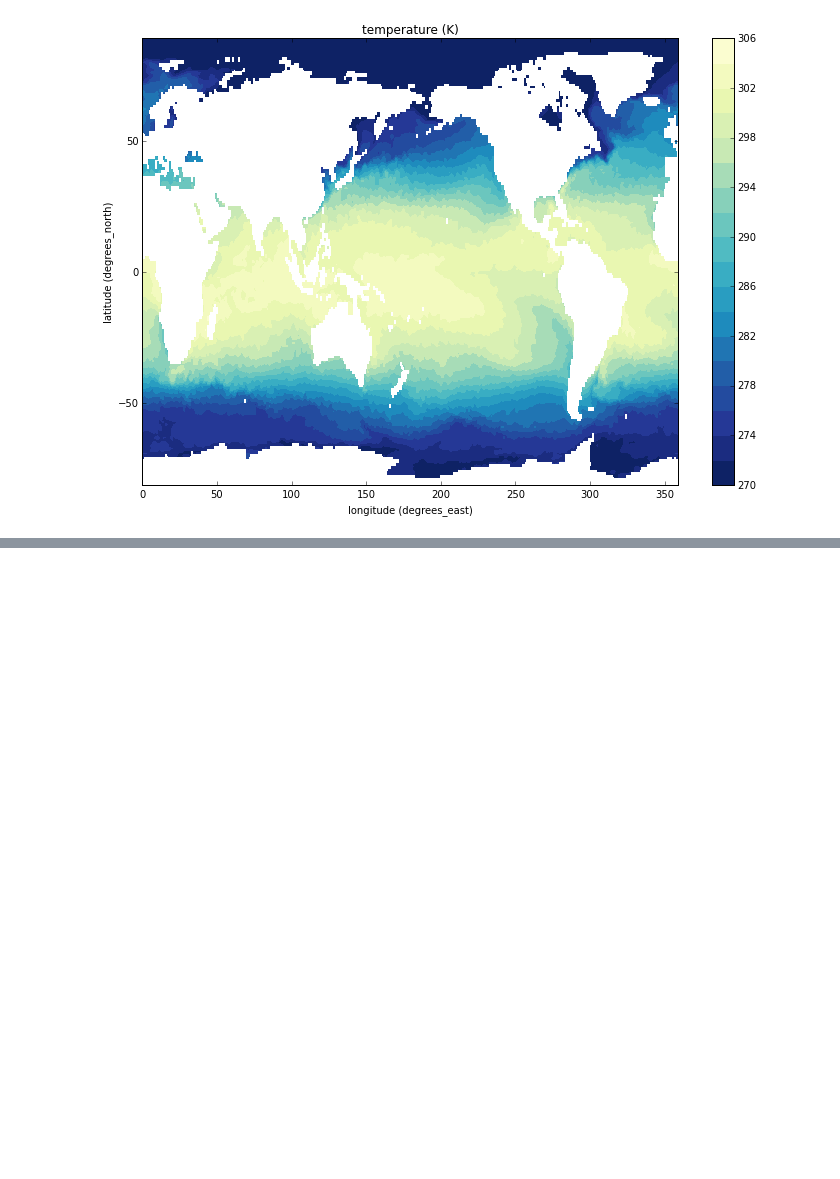
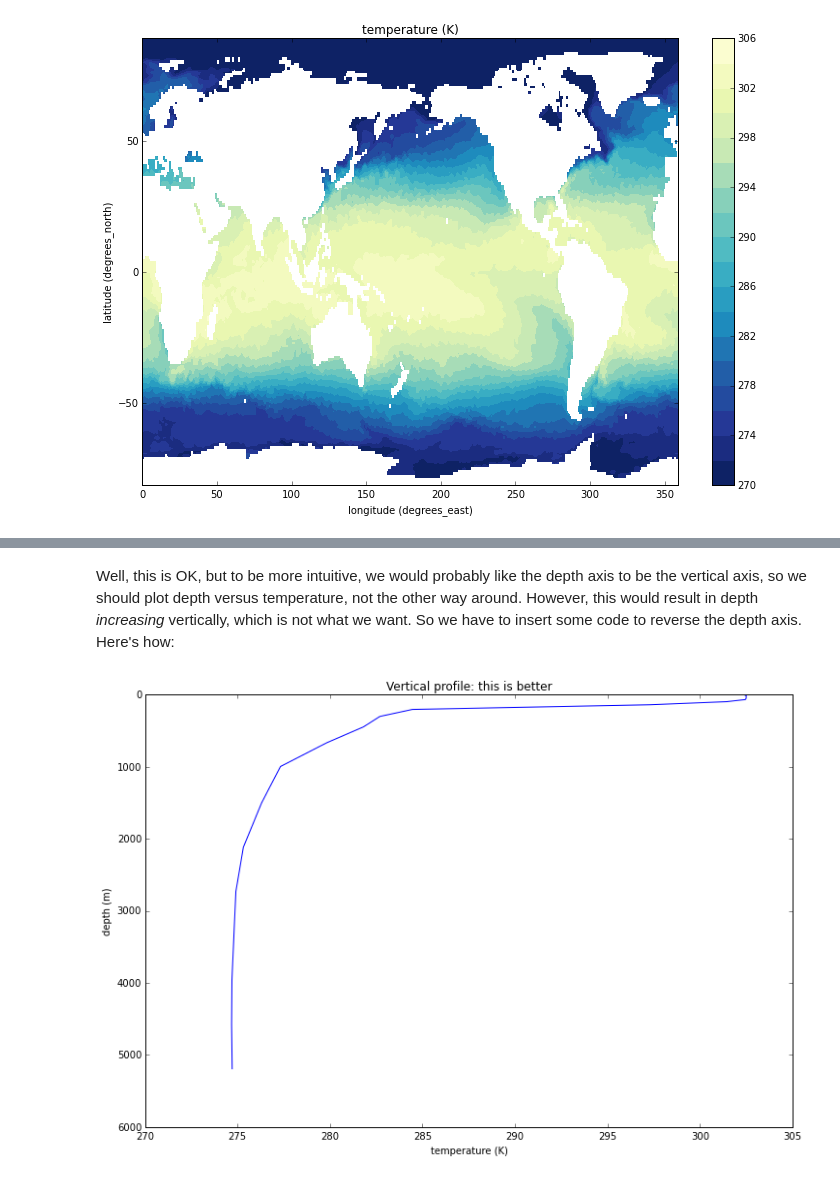
Before and after one commit to jonblower/python-viz-intro, a Jupyter notebook: Lesson 3. Plotting data from NetCDF files/3. Plotting data from NetCDF files.ipynb, the cells around one changed output, grey strips where cells are left out. Drawn from its saved outputs; the diff is of its cells as text; code cells hidden in the pictures; blank space fills up the shorter version.

```diff
--- a/Lesson 3. Plotting data from NetCDF files/3. Plotting data from NetCDF files.ipynb
+++ b/Lesson 3. Plotting data from NetCDF files/3. Plotting data from NetCDF files.ipynb
@@ -149,0 +167,13 @@ Show axis reversal
+# %% [markdown]
+Well, this is OK, but to be more intuitive, we would probably like the depth axis to be the vertical axis, so we should plot depth versus temperature, not the other way around. However, this would result in depth *increasing* vertically, which is not what we want. So we have to insert some code to reverse the depth axis. Here's how:
+# %%
+plt.plot(profile, depthvals)
+plt.xlabel(t.long_name + ' (' + t.units + ')')
+plt.ylabel('depth (' + depthvar.units + ')')
+
+plt.gca().invert_yaxis() # Gets the axes of the plot and reverses the y axis
+
+plt.title('Vertical profile: this is better')
+plt.show()
+# %% [output]
+[figure, added]
```
Also changed, not shown: parts of 8 cells of this notebook.
